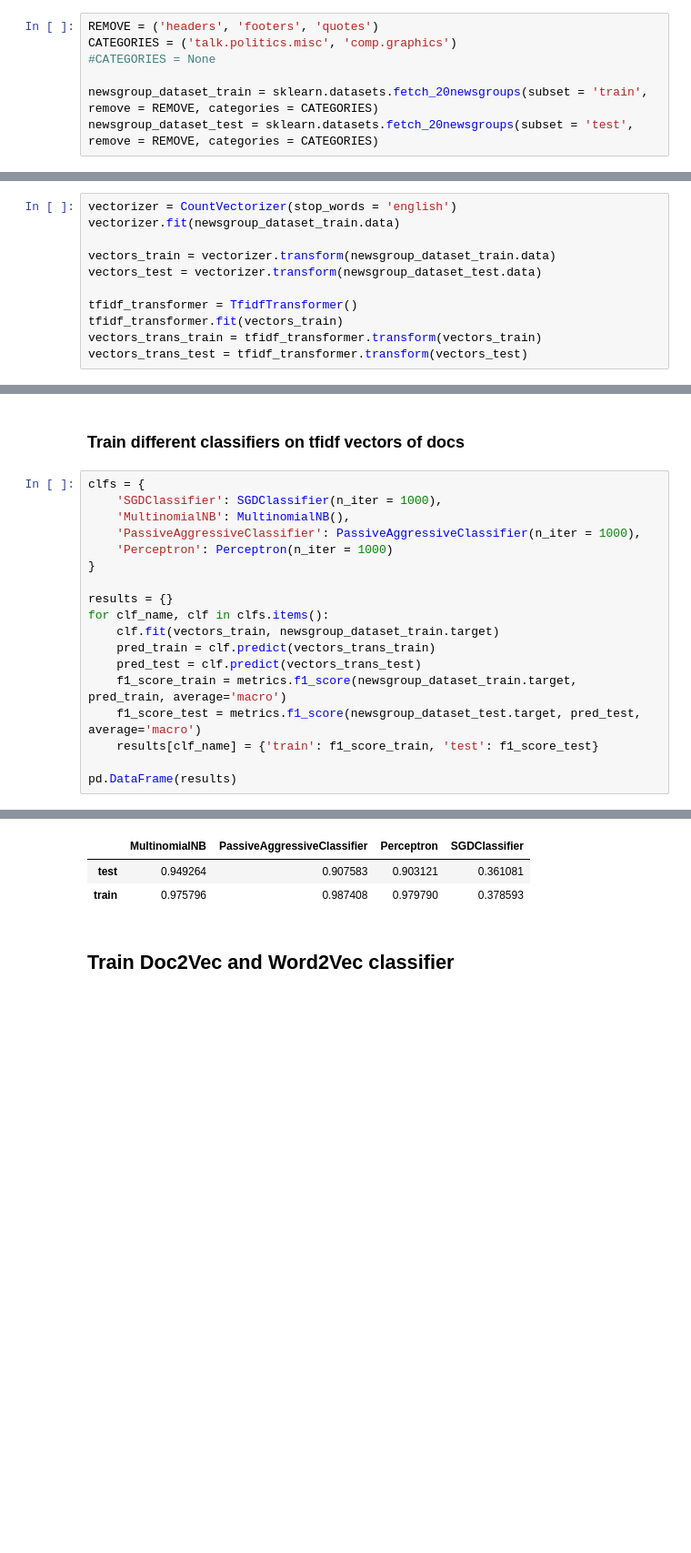
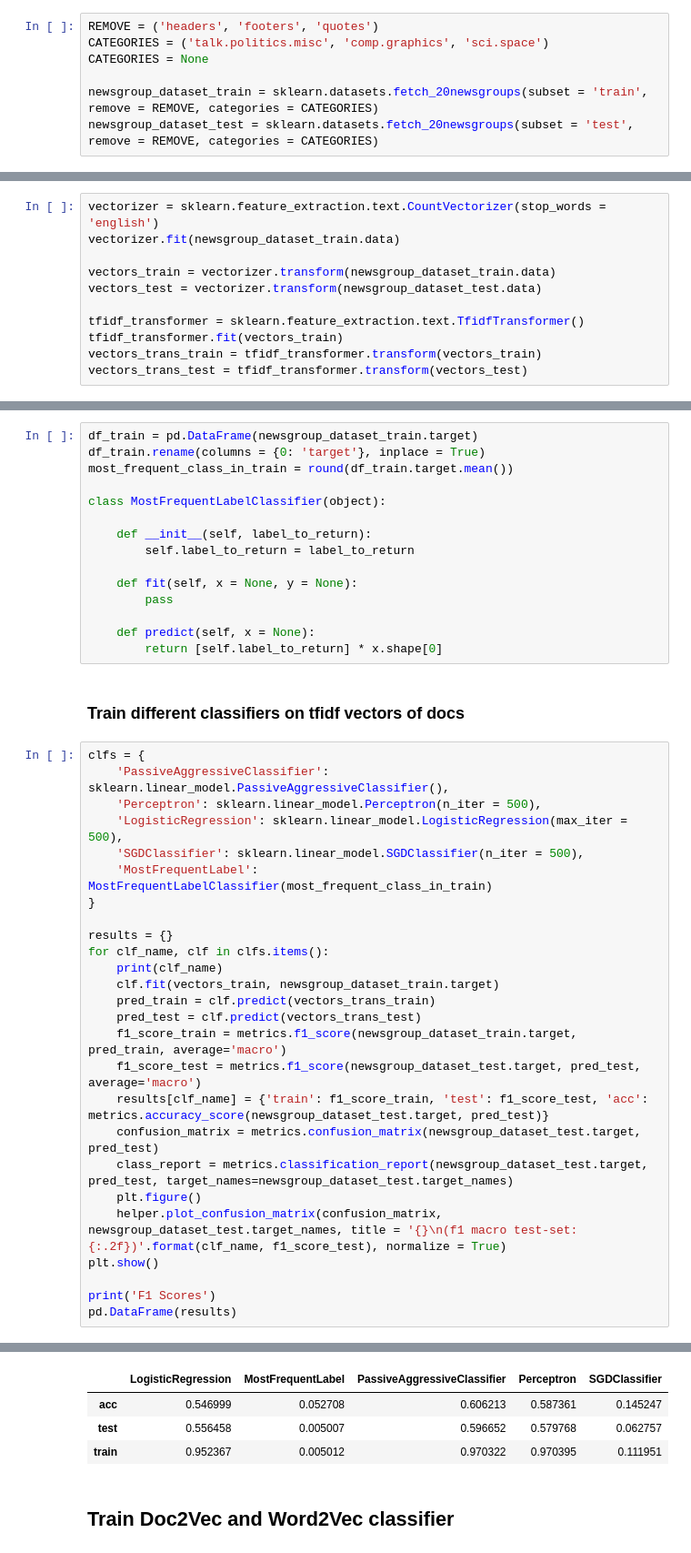
Before and after one commit to davidgengenbach/bachelor-thesis, a Jupyter notebook: notebooks/ng20-classification.ipynb, the cells around one changed output, grey strips where cells are left out. Shown at 91% size. Cells and saved outputs as stored; diff of their text form; blank space fills up the shorter version.

```diff
--- a/notebooks/ng20-classification.ipynb
+++ b/notebooks/ng20-classification.ipynb
@@ -42,7 +48,7 @@ Loading BokehJS ...
 # %%
 REMOVE = ('headers', 'footers', 'quotes')
-CATEGORIES = ('talk.politics.misc', 'comp.graphics')
-#CATEGORIES = None
+CATEGORIES = ('talk.politics.misc', 'comp.graphics', 'sci.space')
+CATEGORIES = None
 
 newsgroup_dataset_train = sklearn.datasets.fetch_20newsgroups(subset = 'train', remove = REMOVE, categories = CATEGORIES)
 newsgroup_dataset_test = sklearn.datasets.fetch_20newsgroups(subset = 'test', remove = REMOVE, categories = CATEGORIES)
@@ -54,11 +63,11 @@ Vectorize with Tfidf
 # %%
-vectorizer = CountVectorizer(stop_words = 'english')
+vectorizer = sklearn.feature_extraction.text.CountVectorizer(stop_words = 'english')
 vectorizer.fit(newsgroup_dataset_train.data)
 
 vectors_train = vectorizer.transform(newsgroup_dataset_train.data)
 vectors_test = vectorizer.transform(newsgroup_dataset_test.data)
 
-tfidf_transformer = TfidfTransformer()
+tfidf_transformer = sklearn.feature_extraction.text.TfidfTransformer()
 tfidf_transformer.fit(vectors_train)
 vectors_trans_train = tfidf_transformer.transform(vectors_train)
 vectors_trans_test = tfidf_transformer.transform(vectors_test)
@@ -65,21 +86,44 @@ vectors_trans_test = tfidf_transformer.transform(vectors_test)
+# %%
+df_train = pd.DataFrame(newsgroup_dataset_train.target)
+df_train.rename(columns = {0: 'target'}, inplace = True)
+most_frequent_class_in_train = round(df_train.target.mean())
+
+class MostFrequentLabelClassifier(object):
+
+    def __init__(self, label_to_return):
+        self.label_to_return = label_to_return
+
+    def fit(self, x = None, y = None):
+        pass
+
+    def predict(self, x = None):
+        return [self.label_to_return] * x.shape[0]
 # %% [markdown]
 ### Train different classifiers on tfidf vectors of docs
 # %%
 clfs = {
-    'SGDClassifier': SGDClassifier(n_iter = 1000),
-    'MultinomialNB': MultinomialNB(),
-    'PassiveAggressiveClassifier': PassiveAggressiveClassifier(n_iter = 1000),
-    'Perceptron': Perceptron(n_iter = 1000)
+    'PassiveAggressiveClassifier': sklearn.linear_model.PassiveAggressiveClassifier(),
+    'Perceptron': sklearn.linear_model.Perceptron(n_iter = 500),
+    'LogisticRegression': sklearn.linear_model.LogisticRegression(max_iter = 500),
+    'SGDClassifier': sklearn.linear_model.SGDClassifier(n_iter = 500),
+    'MostFrequentLabel': MostFrequentLabelClassifier(most_frequent_class_in_train)
 }
 
 results = {}
 for clf_name, clf in clfs.items():
+    print(clf_name)
     clf.fit(vectors_train, newsgroup_dataset_train.target)
     pred_train = clf.predict(vectors_trans_train)
     pred_test = clf.predict(vectors_trans_test)
     f1_score_train = metrics.f1_score(newsgroup_dataset_train.target, pred_train, average='macro')
     f1_score_test = metrics.f1_score(newsgroup_dataset_test.target, pred_test, average='macro')
-    results[clf_name] = {'train': f1_score_train, 'test': f1_score_test}
+    results[clf_name] = {'train': f1_score_train, 'test': f1_score_test, 'acc': metrics.accuracy_score(newsgroup_dataset_test.target, pred_test)}
+    confusion_matrix = metrics.confusion_matrix(newsgroup_dataset_test.target, pred_test)
+    class_report = metrics.classification_report(newsgroup_dataset_test.target, pred_test, target_names=newsgroup_dataset_test.target_names)
+    plt.figure()
+    helper.plot_confusion_matrix(confusion_matrix, newsgroup_dataset_test.target_names, title = '{}\n(f1 macro test-set: {:.2f})'.format(clf_name, f1_score_test), normalize = True)
+plt.show()
 
+print('F1 Scores')
 pd.DataFrame(results)
 # %% [output]
@@ -86,6 +141,7 @@ pd.DataFrame(results)
-|  | MultinomialNB | PassiveAggressiveClassifier | Perceptron | SGDClassifier |
-| test | 0.949264 | 0.907583 | 0.903121 | 0.361081 |
-| train | 0.975796 | 0.987408 | 0.979790 | 0.378593 |
+|  | LogisticRegression | MostFrequentLabel | PassiveAggressiveClassifier | Perceptron | SGDClassifier |
+| acc | 0.546999 | 0.052708 | 0.606213 | 0.587361 | 0.145247 |
+| test | 0.556458 | 0.005007 | 0.596652 | 0.579768 | 0.062757 |
+| train | 0.952367 | 0.005012 | 0.970322 | 0.970395 | 0.111951 |
 # %% [markdown]
 ## Train Doc2Vec and Word2Vec classifier
 # %% [markdown]
```
Also changed, not shown: parts of 27 cells of this notebook, 7 other files.
